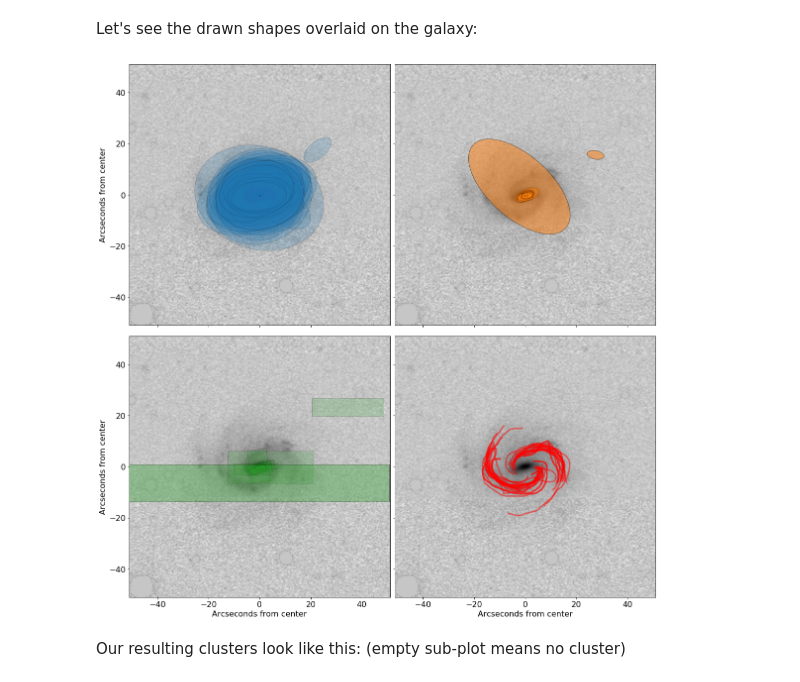
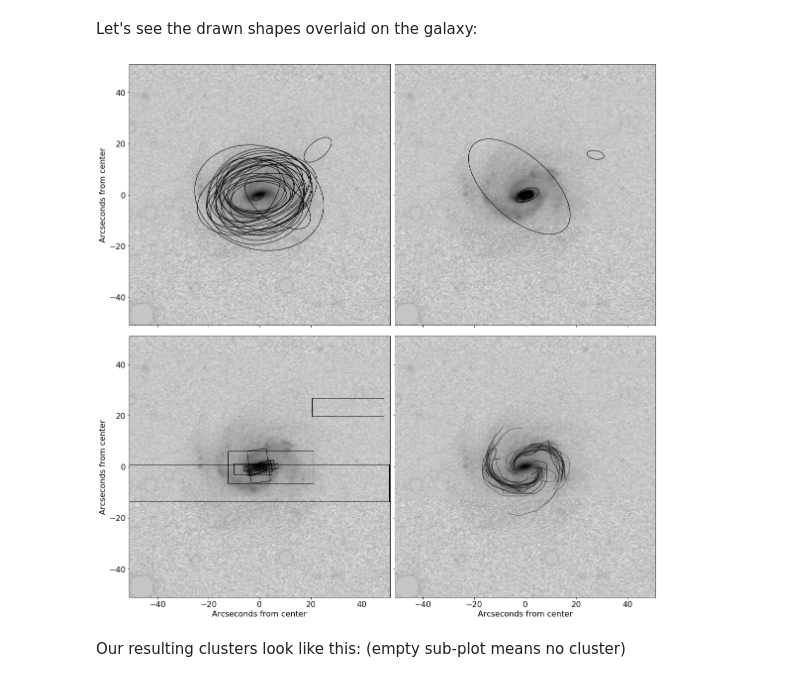
Before and after one commit to tingard/gzbuilder_results, a Jupyter notebook: example__cluster_components.ipynb, the cells around one changed output. Saved outputs shown, nothing was run; the diff lists cells and outputs as text; code cells hidden in the pictures.

```diff
--- a/example__cluster_components.ipynb
+++ b/example__cluster_components.ipynb
@@ -158,41 +158,41 @@ fig, ((ax0, ax1), (ax2, ax3)) = plt.subplots(
 ax0.imshow(pic_array, **imshow_kwargs)
 for comp in geoms['disk'].values:
     if comp is not None:
         ax0.add_patch(
-            PolygonPatch(transform_patch(comp), fc='C0', ec='k',
-                         alpha=0.2, zorder=3)
+            PolygonPatch(transform_patch(comp), fc='none', ec='k',
+                         zorder=3)
         )
 ax1.imshow(pic_array, **imshow_kwargs)
 for comp in geoms['bulge'].values:
     if comp is not None:
         ax1.add_patch(
-            PolygonPatch(transform_patch(comp), fc='C1', ec='k',
-                         alpha=0.5, zorder=3)
+            PolygonPatch(transform_patch(comp), fc='none', ec='k',
+                         zorder=3)
         )
 ax2.imshow(pic_array, **imshow_kwargs)
 for comp in geoms['bar'].values:
     if comp is not None:
         ax2.add_patch(
-            PolygonPatch(transform_patch(comp), fc='C2', ec='k',
-                         alpha=0.2, zorder=3)
+            PolygonPatch(transform_patch(comp), fc='none', ec='k',
+                         zorder=3)
         )
 ax3.imshow(pic_array, **imshow_kwargs)
 for arm in arms:
     for a in arm.arms:
-        ax3.plot(*transform_arm(a).T, 'r', alpha=0.5, linewidth=3)
+        ax3.plot(*transform_arm(a).T, 'k', alpha=0.5, linewidth=1)
 
 for i, ax in enumerate((ax0, ax1, ax2, ax3)):
     ax.set_xlim(imshow_kwargs['extent'][:2])
     ax.set_ylim(imshow_kwargs['extent'][2:])
     if i % 2 == 0:
         ax.set_ylabel('Arcseconds from center')
     if i > 1:
         ax.set_xlabel('Arcseconds from center')
 fig.subplots_adjust(wspace=0.05, hspace=0.05)
 plt.tight_layout()
 plt.savefig('method-paper-plots/drawn_shapes.pdf', bbox_inches='tight')
 # %% [output]
-[figure, old version]
+[figure, new version]
 # %% [markdown]
 Our resulting clusters look like this: (empty sub-plot means no cluster)
 # %%
```
Also changed, not shown: parts of 3 cells of this notebook, 22 other files.
